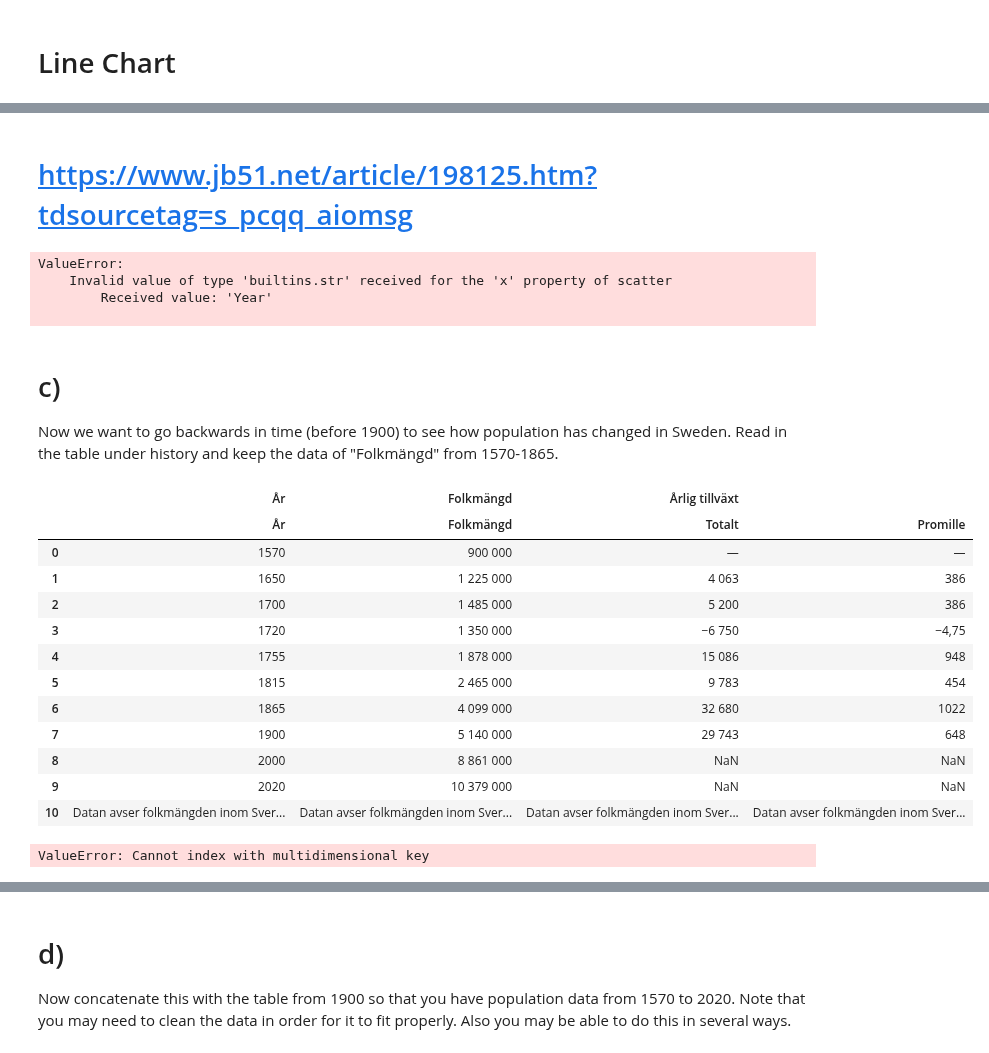
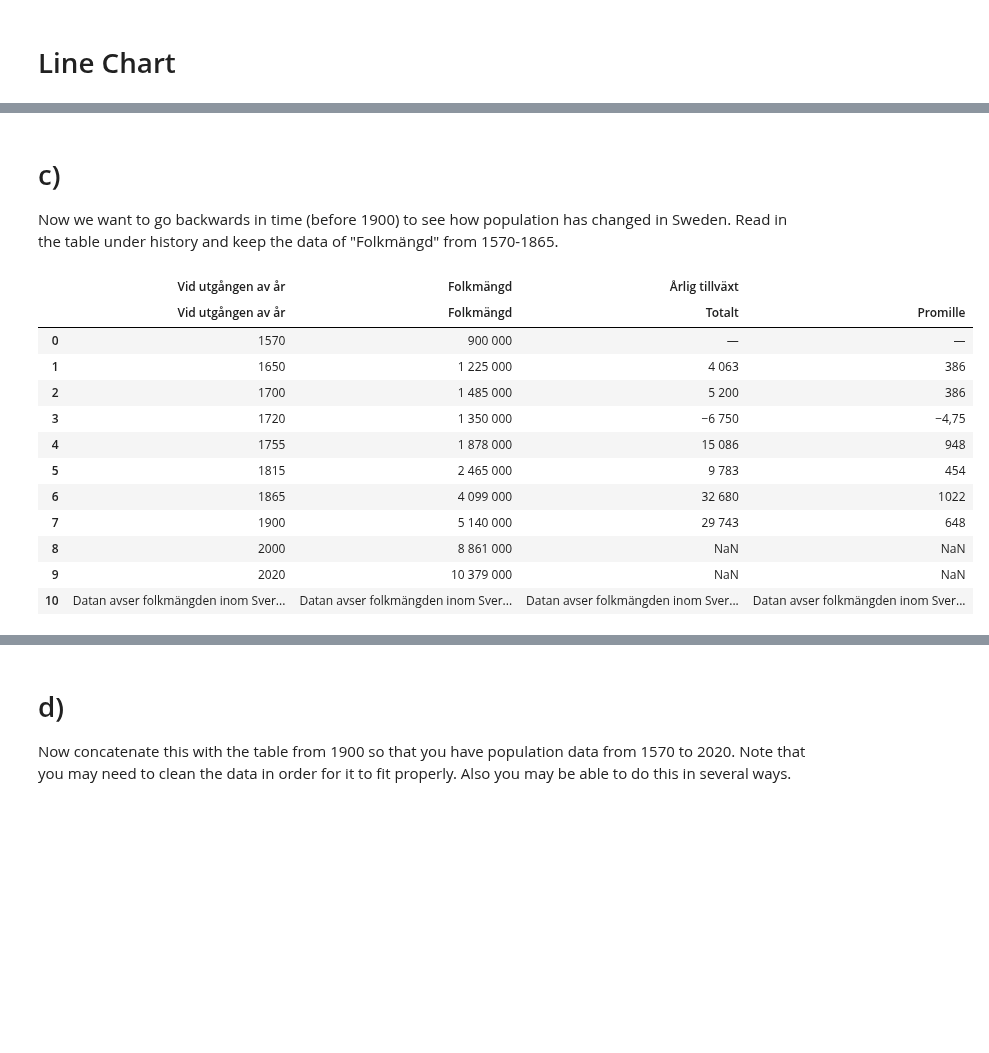
Before and after one commit to xjohansson/Databehandling_Xiu, a Jupyter notebook: Exercise/Exercise2_mergy.ipynb, the cells around one changed output, grey strips where cells are left out. Saved outputs shown, nothing was run; the diff lists cells and outputs as text; code cells hidden in the pictures; blank space fills up the shorter version.

```diff
--- a/Exercise/Exercise2_mergy.ipynb
+++ b/Exercise/Exercise2_mergy.ipynb
@@ -94,45 +78,12 @@ df1
-# %% [markdown]
-# https://www.jb51.net/article/198125.htm?tdsourcetag=s_pcqq_aiomsg
-# %%
-
-# 1.绘制图形轨迹，在ployly里面叫做`trace`，每一个轨迹是一个trace。
-trace0=go.Scatter(x=df1["Year"],y=df["Folkmängd"])
-trace1=go.Scatter(x=df1["Year"],y=df["Nativiteten"])
-trace2=go.Scatter(x=df1["Year"],y=df["Dödstalen "])
-
-# 2.将轨迹包裹成一个列表，形成一个“轨迹列表”。一个轨迹放在一个列表中，多个轨迹也是放在一个列表中。
-data=[trace0,trace1,trace2]
-
-# 3.创建画布的同时，并将上述的`轨迹列表`，传入到`Figure()`中。
-fig = go.Figure(data)
-
-# 4.使用`Layout()`添加其他的绘图参数，完善图形。
-fig.update_layout(
-  title="population,birthrate,deathrate",
-  xaxis_title="Year",
-  yaxis_title="change"
-  )
-# 5.展示图形。
-fig.show()
-
-
-
-# range_x=[1900,2020],log_y=True
-# %% [output]
-ValueError:
-    Invalid value of type 'builtins.str' received for the 'x' property of scatter
-        Received value: 'Year'
-
 # %% [markdown]
 #   c)
  Now we want to go backwards in time (before 1900) to see how population has changed in Sweden. Read in the table under history and keep the data of "Folkmängd" from 1570-1865.
 # %%
-df_1900 = tables[1] # 0 is first table in the html page ,5 is sex table in this page
-df_1900=df_1900.rename(columns={"Vid utgången av år":"År"})
-df_1900
+before1900 = tables[1] # 0 is first table in the html page ,5 is sex table in this page
+before1900
 # %% [output]
-|  | År | Folkmängd | Årlig tillväxt |  |
-|  | År | Folkmängd | Totalt | Promille |
+|  | Vid utgången av år | Folkmängd | Årlig tillväxt |  |
+|  | Vid utgången av år | Folkmängd | Totalt | Promille |
 | 0 | 1570 | 900 000 | — | — |
 | 1 | 1650 | 1 225 000 | 4 063 | 386 |
 | 2 | 1700 | 1 485 000 | 5 200 | 386 |
@@ -144,9 +95,3 @@ df_1900
 | 8 | 2000 | 8 861 000 | NaN | NaN |
 | 9 | 2020 | 10 379 000 | NaN | NaN |
 | 10 | Datan avser folkmängden inom Sver... | Datan avser folkmängden inom Sver... | Datan avser folkmängden inom Sver... | Datan avser folkmängden inom Sver... |
-# %%
-df_before1900 = df_before1900.iloc[:,0:2]#删除了后两列
-df_before1900 = df_before1900.loc[lambda df_before1900: df_before1900["Vid utgången av år"] <= "1865"]
-df_before1900
-# %% [output]
-ValueError: Cannot index with multidimensional key
```
Also changed, not shown: parts of 35 cells of this notebook, 3 other files.
